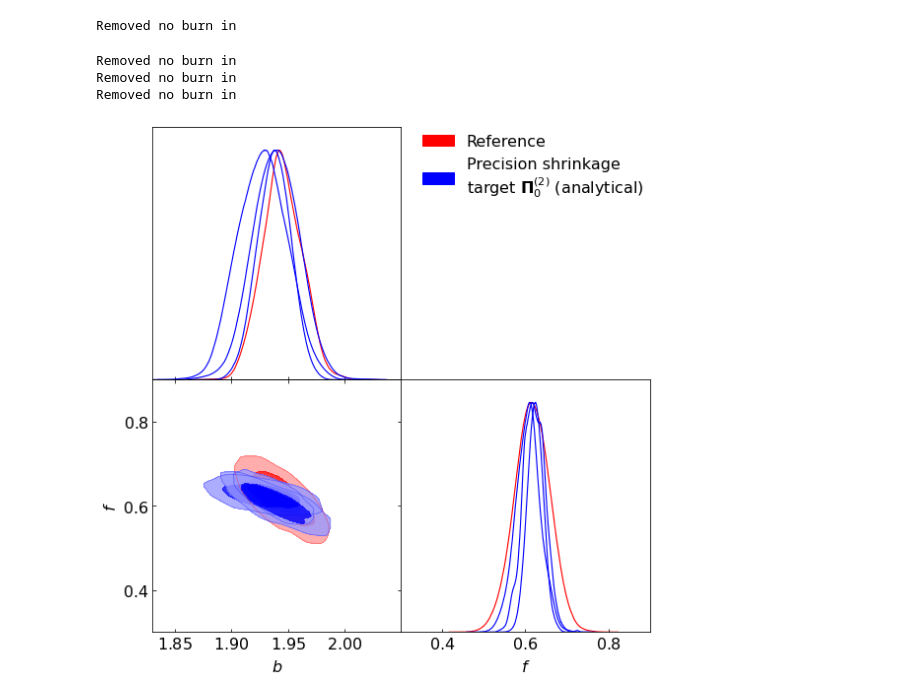
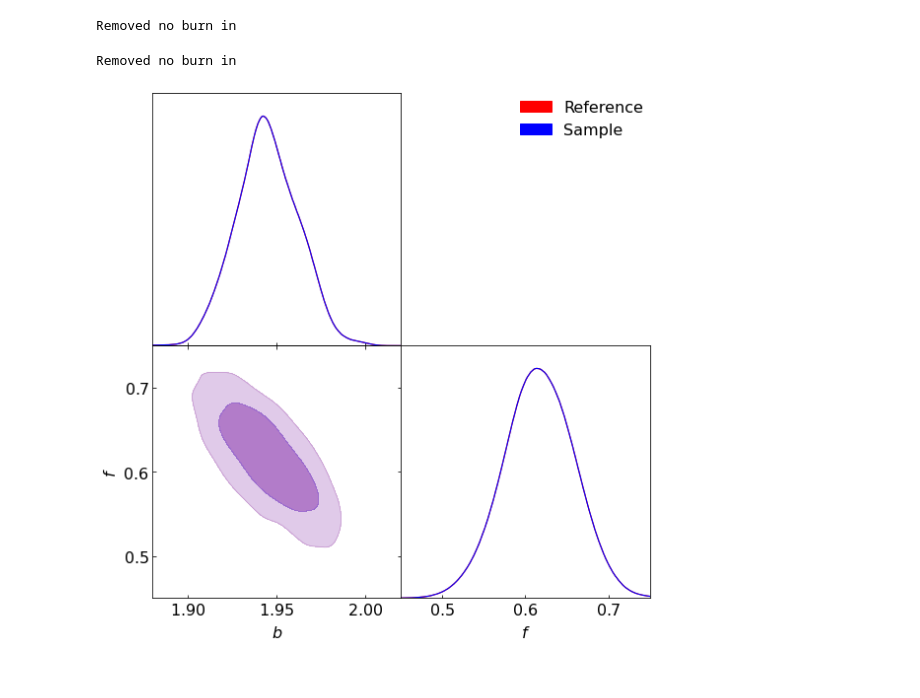
Before and after one commit to marnixlooijmans/shrinkage-estimation-paper, a Jupyter notebook: notebooks/make-contour-plots.ipynb, the cells around one changed output. Drawn from its saved outputs; the diff is of its cells as text; code cells hidden in the pictures.

```diff
--- a/notebooks/make-contour-plots.ipynb
+++ b/notebooks/make-contour-plots.ipynb
@@ -23,8 +23,8 @@ estimates = [
     ['pre', 'shrinkage_ana', "Precision shrinkage\ntarget $\mathbf{\Pi}_0^{(2)}$ (analytical)"],
 ]
 
-n = 24
-iestimate = 5
+n = 2048
+iestimate = 0 # Change this to select which estimation type above should be plotted 0,...,5
 
 mat_type = estimates[iestimate][0]
 est_type = estimates[iestimate][1]
@@ -41,7 +41,7 @@ datapath = f"../output/BOSS_DR12_NGC_z1/samples/n{n}/{mat_type}_{est_type}/"
 contours = [reference]
 colors = ["red"]
 
-for k in [8, 11, 54]:
+for k in [1]: # Subset of chains included in the contour plots
     fname = f"{mat_type}_{est_type}_{n}_results_v{k}.npy"
     results = np.load(os.path.join(datapath, fname), allow_pickle=True)[()]
     chain = MCSamples(samples=results["samples"], labels=labels, names=names)
@@ -50,23 +50,21 @@ for k in [8, 11, 54]:
     colors.append("blue")
 # %% [output]
 Removed no burn in
-Removed no burn in
-Removed no burn in
 # %%
 g = plots.getSubplotPlotter(subplot_size=4)
 g.settings.figure_legend_frame = False
 g.settings.legend_fontsize=16
 g.settings.axes_fontsize=16
 g.settings.axes_labelsize=16
 g.triangle_plot(
     contours,
     contour_colors=colors,
     filled=True,
-    contour_args={'alpha':0.8},
+    contour_args={'alpha':0.3},
     legend_labels=["Reference", label],
     param_limits = param_limits,
 )
 
 plt.savefig(f"../output/BOSS_DR12_NGC_z1/plots/contours/{mat_type}_{est_type}_n{n}.pdf", format="pdf", bbox_inches='tight', pad_inches = 0.1)
 # %% [output]
-[figure, old version]
+[figure, new version]
```
Also changed, not shown: 18 other files.
